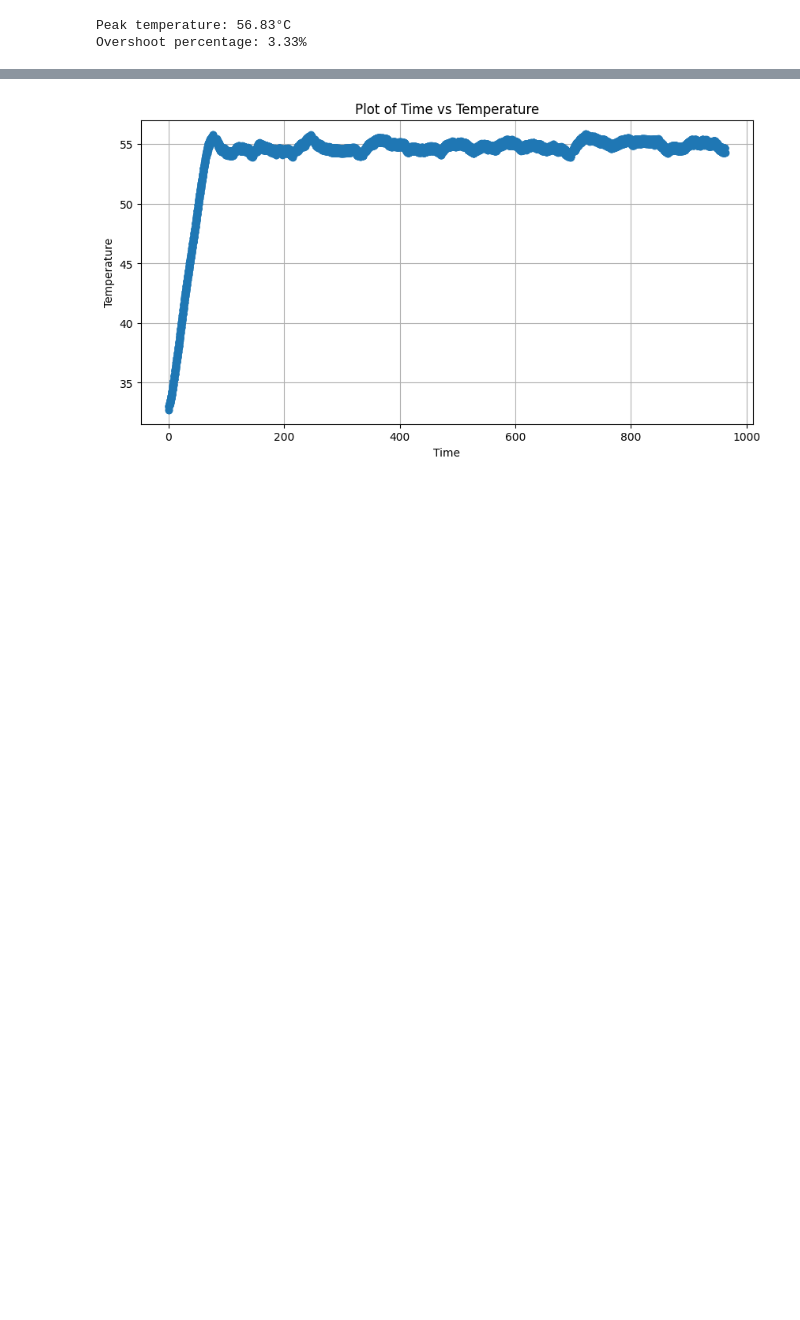
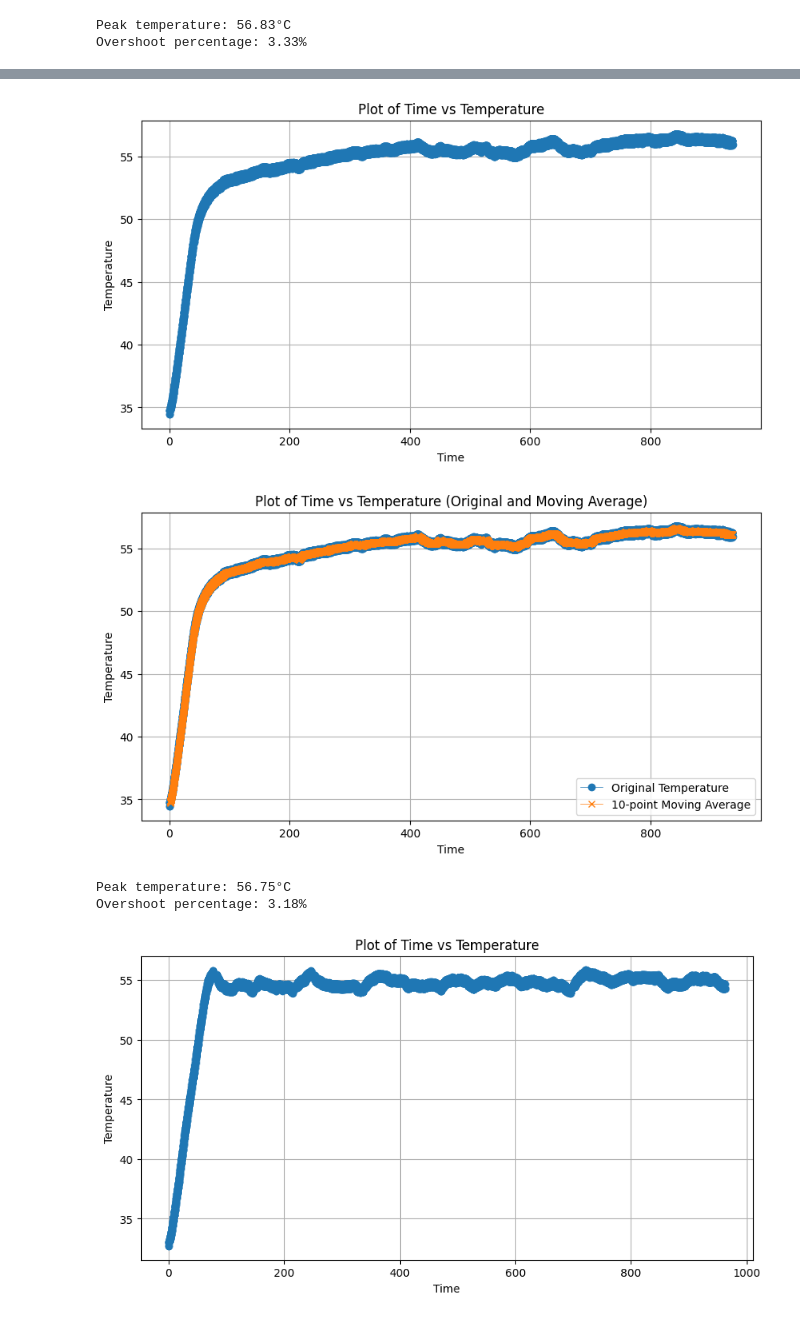
Before and after one commit to eduardobonfim98/ES670-2024-GrupoA2, a Jupyter notebook: jupyterNotebookForPlottingData/plottingData.ipynb, the cells around one changed output, grey strips where cells are left out. Cells and saved outputs as stored; diff of their text form; code cells hidden in the pictures; blank space fills up the shorter version.

```diff
--- a/jupyterNotebookForPlottingData/plottingData.ipynb
+++ b/jupyterNotebookForPlottingData/plottingData.ipynb
@@ -251 +325,74 @@ Overshoot percentage: 3.33%
+# %%
+#Aumentando Kd
+
+#vPidInit(31.35, 2.5, 130, 1);
+
+# Caminho do arquivo CSV
+file_path = '/Users/eduardosiqueirabonfim/Documents/Unicamp/Embarcados/ES670-2024-GrupoA2/jupyterNotebookForPlottingData/controlOutputIncreasingKd.csv'
+# Le o arquivo e pula linhas irregulares
+data = []
+with open(file_path, 'r') as file:
+    for line in file:
+        if 't:' in line and 'T:' in line:
+            parts = line.split(',')
+            t_value = float(parts[0].split(':')[1].strip())
+            T_value = float(parts[1].split(':')[1].strip())
+            data.append((t_value, T_value))
+
+# Converta a lista de tuplas em um DataFrame
+df = pd.DataFrame(data, columns=['Time', 'Temperature'])
+
+# Plotting Time versus Temperature
+plt.figure(figsize=(10, 5))
+plt.plot(df['Time'], df['Temperature'], marker='o', linestyle='-', linewidth=0.5)
+plt.xlabel('Time')
+plt.ylabel('Temperature')
+plt.title('Plot of Time vs Temperature')
+plt.grid(True)
+plt.show()
+
+
+#Fazendo a media movel
+
+# Calculate the 10-point rolling mean for temperature
+df['Temperature_MA'] = df['Temperature'].rolling(window=10).mean().dropna()
+
+# Plotting Time versus Temperature (original and moving average)
+plt.figure(figsize=(10, 5))
+
+# Plot original temperature data
+plt.plot(df['Time'], df['Temperature'], marker='o', linestyle='-', label='Original Temperature', linewidth=0.5)
+
+# Plot 10-point moving average
+plt.plot(df['Time'], df['Temperature_MA'], marker='x', linestyle='-', label='10-point Moving Average', linewidth=0.5)
+
+plt.xlabel('Time')
+plt.ylabel('Temperature')
+plt.title('Plot of Time vs Temperature (Original and Moving Average)')
+plt.grid(True)
+plt.legend()  # Add legend to distinguish between original and moving average lines
+plt.show()
+
+
+#Overshoot
+
+# Achar a temperatura maxima
+peak_temperature = df['Temperature'].max()
+
+# Setpoint
+steady_state_temp = 55
+
+# Calculate the overshoot percentage
+if steady_state_temp != 0:  # Avoid division by zero
+    overshoot_percentage = ((peak_temperature - steady_state_temp) / steady_state_temp) * 100
+else:
+    overshoot_percentage = float('nan')  # Set overshoot to NaN if steady-state is zero
+
+print(f"Peak temperature: {peak_temperature}°C")
+print(f"Overshoot percentage: {overshoot_percentage:.2f}%" if not np.isnan(overshoot_percentage) else "Overshoot calculation not possible (steady-state temperature is zero)")
+# %% [output]
+[figure, added]
+[figure, added]
+Peak temperature: 56.75°C
+Overshoot percentage: 3.18%
 # %%
```
Also changed, not shown: parts of 4 cells of this notebook, 2 other files.
